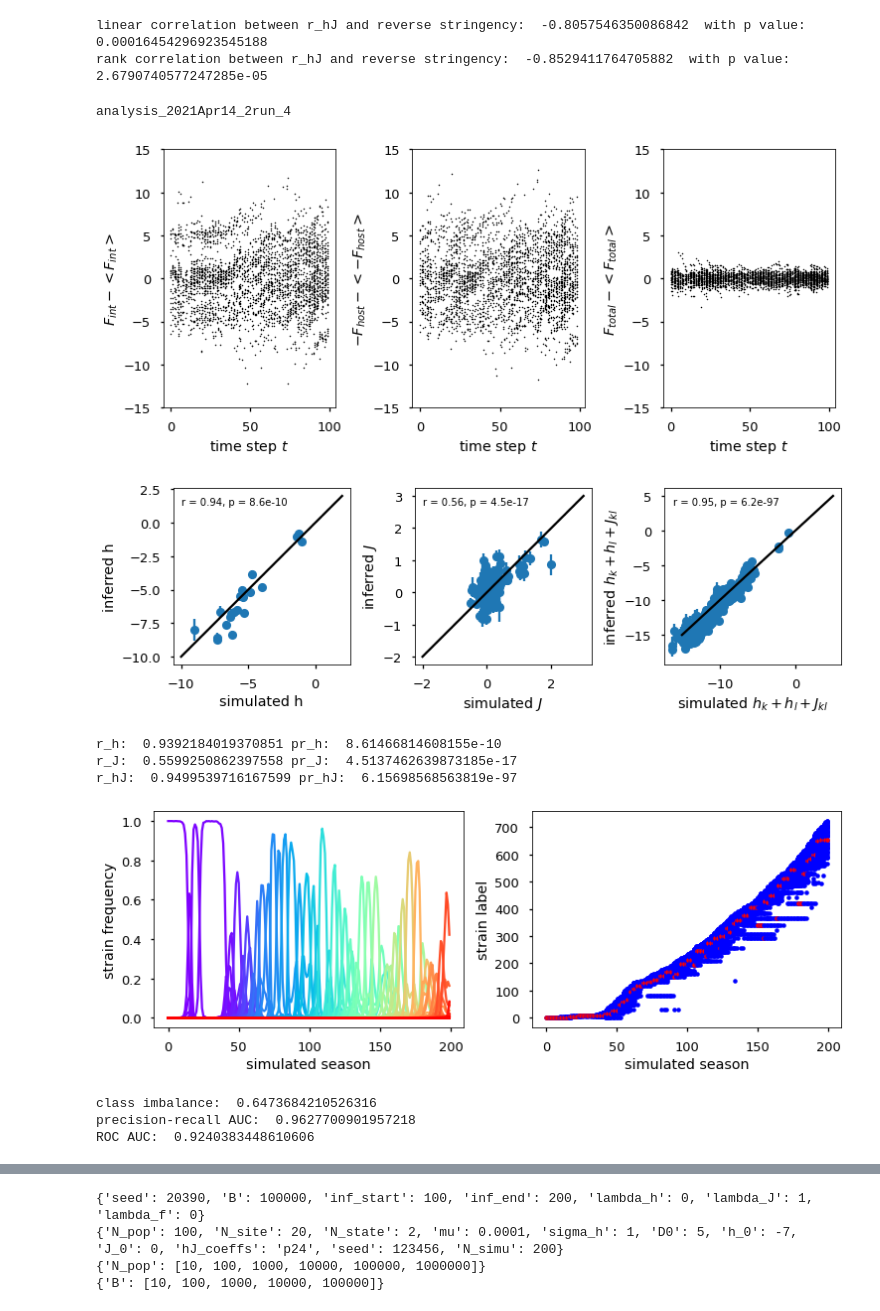
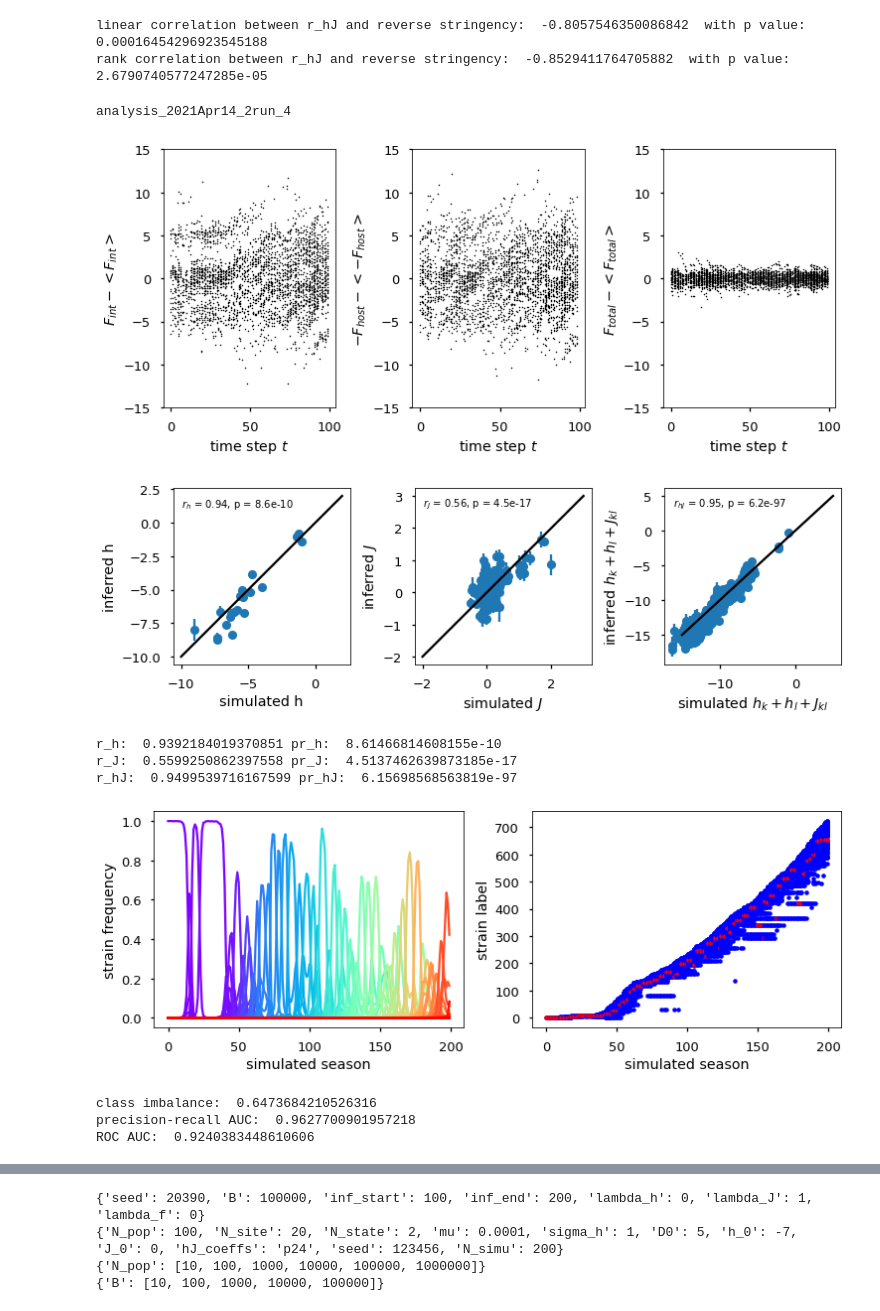
Before and after one commit to JDoelger/InfluenzaFitnessInference, a Jupyter notebook: code/notebooks/flu_sequence_analysis.ipynb, the cells around one changed output, grey strips where cells are left out. Saved outputs shown, nothing was run; the diff lists cells and outputs as text; code cells hidden in the pictures.

```diff
--- a/code/notebooks/flu_sequence_analysis.ipynb
+++ b/code/notebooks/flu_sequence_analysis.ipynb
@@ -969,7 +1071,7 @@ ana_names = ana_dict['ana_names']
 
 # look at one specific analysis
 
-## for analysis from Apr 7 with Npop=10^5, B=10^4
+## for analysis from Apr 7 with Npop=10^5, B=10^3
 single_ana_num = 16
 ## for analysis from Apr 16 with l=100, B=10^4, inf_end=200
 # single_ana_num = 95
@@ -1071,7 +1173,7 @@ ax1.plot(x,x,'-',color='black')
 ax1.set(xlabel='simulated h')
 ax1.set(ylabel='inferred h')
 ax1.set_aspect(1/ax1.get_data_ratio())
-text = 'r = %.2f, p = %.1e' % (summary_stats['r_h'], summary_stats['pr_h'])
+text = '$r_h$ = %.2f, p = %.1e' % (summary_stats['r_h'], summary_stats['pr_h'])
 ax1.text(0.05, 0.95, text, horizontalalignment='left',
          verticalalignment='top', transform=ax1.transAxes)
 
@@ -1082,7 +1184,7 @@ ax2.plot(x,x,'-',color='black')
 ax2.set(xlabel='simulated $J$')
 ax2.set(ylabel='inferred $J$')
 ax2.set_aspect(1/ax2.get_data_ratio())
-text = 'r = %.2f, p = %.1e' % (summary_stats['r_J'], summary_stats['pr_J'])
+text = '$r_J$ = %.2f, p = %.1e' % (summary_stats['r_J'], summary_stats['pr_J'])
 ax2.text(0.05, 0.95, text, horizontalalignment='left',
         verticalalignment='top', transform=ax2.transAxes)
 
@@ -1093,7 +1195,7 @@ ax3.plot(x,x,'-',color='black')
 ax3.set(xlabel='simulated $h_k + h_l + J_{kl}$')
 ax3.set(ylabel='inferred $h_k + h_l + J_{kl}$')
 ax3.set_aspect(1/ax3.get_data_ratio())
-text = 'r = %.2f, p = %.1e' % (summary_stats['r_hJ'], summary_stats['pr_hJ'])
+text = '$r_{hJ}$ = %.2f, p = %.1e' % (summary_stats['r_hJ'], summary_stats['pr_hJ'])
 ax3.text(0.05, 0.95, text, horizontalalignment='left',
         verticalalignment='top', transform=ax3.transAxes)
 
@@ -1194,34 +1296,34 @@ print('precision-recall AUC: ', AUC)
 ax1.plot([0, 1], [positive_rate, positive_rate], linestyle = '--', label='no skill')
 ax1.plot(recall, precision, marker='.', label='precision-recall AUC = %.2f' % AUC)
 ax1.set_xlabel('Recall')
 ax1.set_ylabel('Precision')
 ax1.legend()
 ax1.set_aspect(1/ax1.get_data_ratio())
 
 # ROC
 
 AUC = roc_auc_score(hJ_deleterious, hJ_del_pred)
 print('ROC AUC: ', AUC)
 
 fpr, tpr, _ = roc_curve(hJ_deleterious, hJ_del_pred)
 
 ax2.plot([0, 1], [0, 1], linestyle='--', label='no skill')
 ax2.plot(fpr, tpr, marker='.', label='ROC AUC = %.2f' % AUC)
 ax2.set_xlabel('False positive rate')
 ax2.set_ylabel('True positive rate')
 ax2.legend()
 ax2.set_aspect(1/ax2.get_data_ratio())
 
 plt.savefig(this_plot_filepath,  bbox_inches='tight')
 plt.show()
 plt.close()
 
 plt.show()
 plt.close()
 # %% [output]
 analysis_2021Apr14_2run_4
 [figure]
-[figure, old version]
+[figure, new version]
 r_h:  0.9392184019370851 pr_h:  8.61466814608155e-10
 r_J:  0.5599250862397558 pr_J:  4.5137462639873185e-17
 r_hJ:  0.9499539716167599 pr_hJ:  6.15698568563819e-97
```
Also changed, not shown: parts of 4 cells of this notebook, 7 other files.
